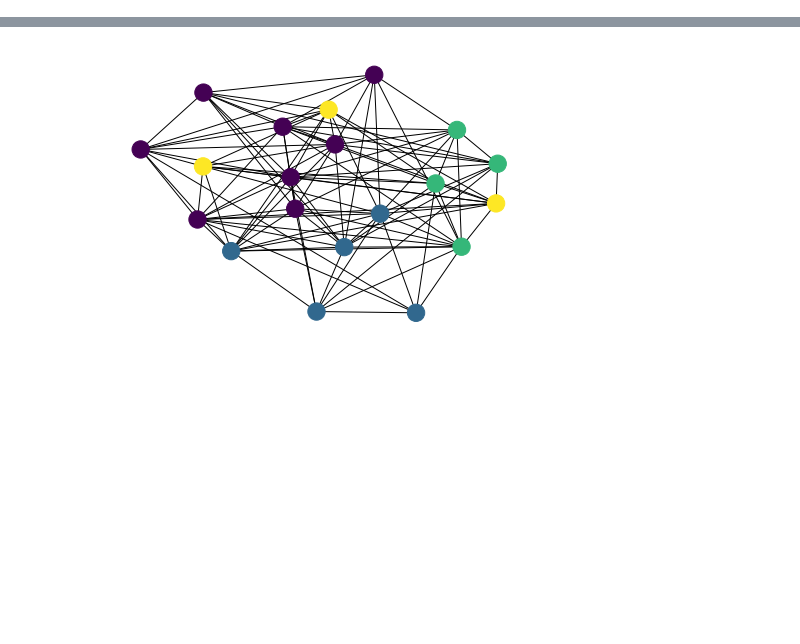
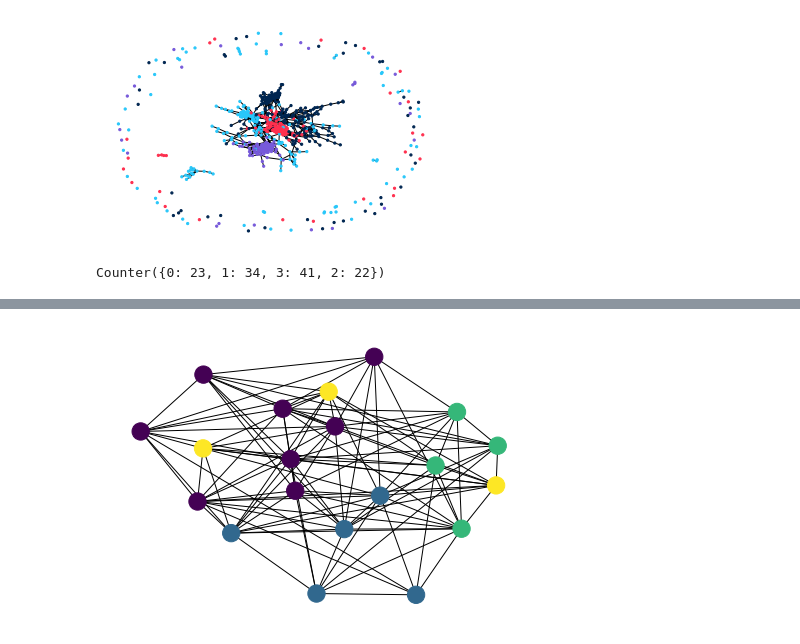
Before and after one commit to cwru-xlab/sharetrace-ray, a Jupyter notebook: evaluation/Sandbox.ipynb, the cells around one changed output, grey strips where cells are left out. Saved outputs shown, nothing was run; the diff lists cells and outputs as text; code cells hidden in the pictures; blank space fills up the shorter version.

```diff
--- a/evaluation/Sandbox.ipynb
+++ b/evaluation/Sandbox.ipynb
@@ -6,3 +9,3 @@ from matplotlib import pyplot as plt
-# %%
-locs = synthetic.load_locations()
-hists = synthetic.load_histories()
+# %%
+hists = synthetic.load_histories()
+contacts = search.ContactSearch(min_dur=900, workers=-1).search(hists)
@@ -8,0 +18,5 @@ hists = synthetic.load_histories()
+# %%
+rp = propagation.RiskPropagation(parts=4)
+rp._scores = len(hists)
+graph, membership = rp.create_graph(contacts)
+membership = np.array(membership)
@@ -22,3 +96,15 @@ def compute_labels(matrix, n_clusters):
 def draw_clusters(matrix, labels):
     network = nx.from_numpy_array(matrix)
     nx.draw(network, node_color=labels)
+# %%
+adj = np.zeros((len(hists), len(hists)))
+for (v1, v2) in (e for e in graph if isinstance(e, tuple)):
+    adj[v1][v2] = 1
+# %%
+f = plt.figure()
+network = nx.from_numpy_array(adj)
+cidx = np.array(['#ff304f', '#002651', '#775ada', '#28c7fa'])
+nx.draw(network, node_color=cidx[membership], node_size=5, ax=f.add_subplot(111))
+f.savefig('graph.png', dpi=300)
+# %% [output]
+[figure, added]
@@ -24,0 +116,4 @@ def draw_clusters(matrix, labels):
+# %%
+counter
+# %% [output]
+Counter({0: 23, 1: 34, 3: 41, 2: 22})
```
Also changed, not shown: parts of 10 cells of this notebook, 5 other files.
